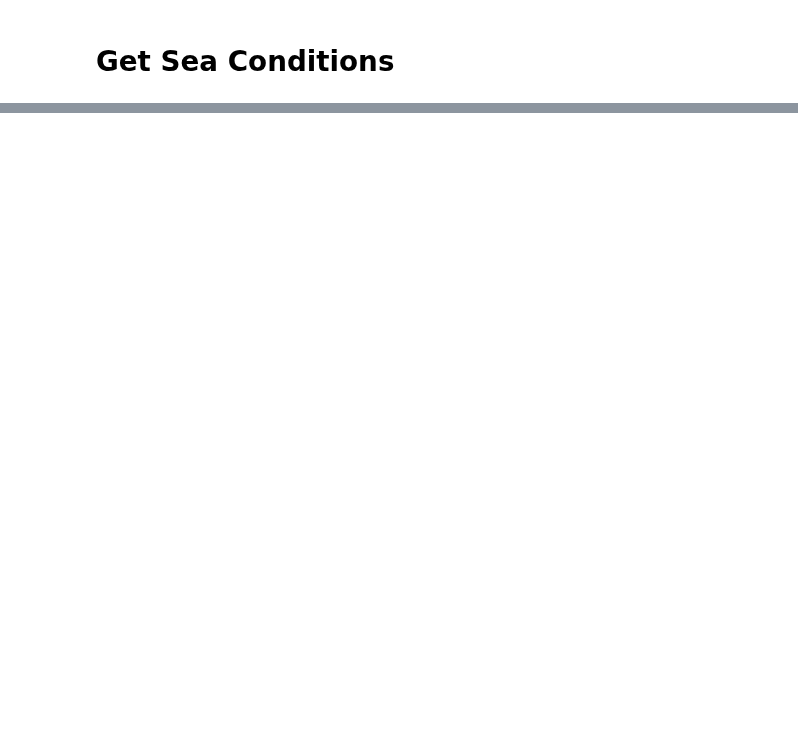
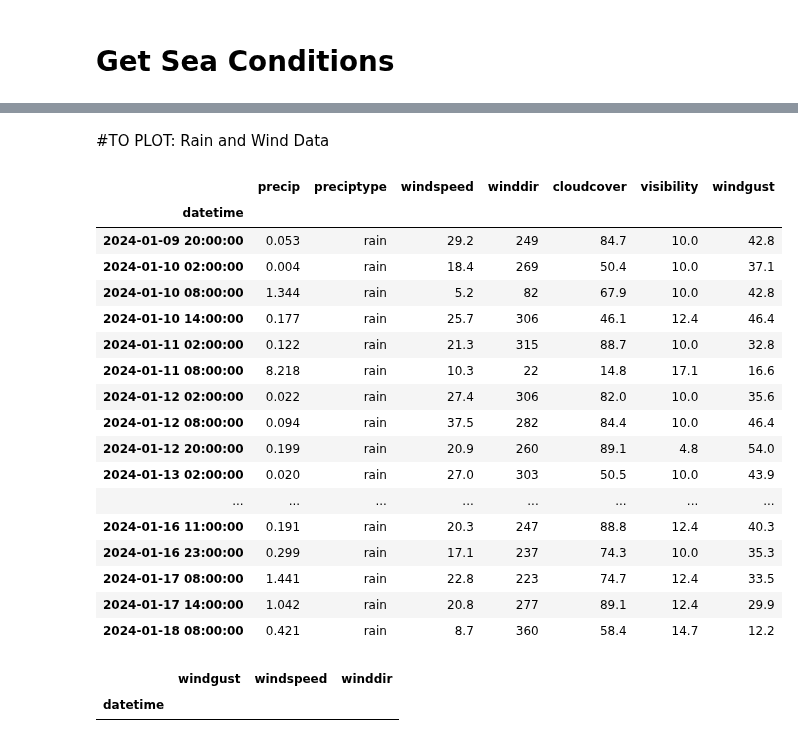
Before and after one commit to werowe/HypatiaAcademy, a Jupyter notebook: stats/paphos_daily_weather_csv.ipynb, the cells around one changed output, grey strips where cells are left out. Drawn from its saved outputs; the diff is of its cells as text; code cells hidden in the pictures; blank space fills up the shorter version.

```diff
--- a/stats/paphos_daily_weather_csv.ipynb
+++ b/stats/paphos_daily_weather_csv.ipynb
@@ -518,12 +506,34 @@ df.columns
+# %% [markdown]
+#TO PLOT: Rain and Wind Data
 # %%
-rain=df.loc[df['preciptype'].notna()]
+rain=now.loc[now['preciptype'].notna()]
 rain[['precip','preciptype','windspeed','winddir','cloudcover','visibility','windgust']]
+# %% [output]
+|  | precip | preciptype | windspeed | winddir | cloudcover | visibility | windgust |
+| datetime |  |  |  |  |  |  |  |
+| 2024-01-09 20:00:00 | 0.053 | rain | 29.2 | 249 | 84.7 | 10.0 | 42.8 |
+| 2024-01-10 02:00:00 | 0.004 | rain | 18.4 | 269 | 50.4 | 10.0 | 37.1 |
+| 2024-01-10 08:00:00 | 1.344 | rain | 5.2 | 82 | 67.9 | 10.0 | 42.8 |
+| 2024-01-10 14:00:00 | 0.177 | rain | 25.7 | 306 | 46.1 | 12.4 | 46.4 |
+| 2024-01-11 02:00:00 | 0.122 | rain | 21.3 | 315 | 88.7 | 10.0 | 32.8 |
+| 2024-01-11 08:00:00 | 8.218 | rain | 10.3 | 22 | 14.8 | 17.1 | 16.6 |
+| 2024-01-12 02:00:00 | 0.022 | rain | 27.4 | 306 | 82.0 | 10.0 | 35.6 |
+| 2024-01-12 08:00:00 | 0.094 | rain | 37.5 | 282 | 84.4 | 10.0 | 46.4 |
+| 2024-01-12 20:00:00 | 0.199 | rain | 20.9 | 260 | 89.1 | 4.8 | 54.0 |
+| 2024-01-13 02:00:00 | 0.020 | rain | 27.0 | 303 | 50.5 | 10.0 | 43.9 |
+| ... | ... | ... | ... | ... | ... | ... | ... |
+| 2024-01-16 11:00:00 | 0.191 | rain | 20.3 | 247 | 88.8 | 12.4 | 40.3 |
+| 2024-01-16 23:00:00 | 0.299 | rain | 17.1 | 237 | 74.3 | 10.0 | 35.3 |
+| 2024-01-17 08:00:00 | 1.441 | rain | 22.8 | 223 | 74.7 | 12.4 | 33.5 |
+| 2024-01-17 14:00:00 | 1.042 | rain | 20.8 | 277 | 89.1 | 12.4 | 29.9 |
+| 2024-01-18 08:00:00 | 0.421 | rain | 8.7 | 360 | 58.4 | 14.7 | 12.2 |
 # %%
 
 
 wind=rain.loc[pd.Timestamp.now() - pd.Timedelta(days=2):, ['windgust', 'windspeed', 'winddir']]
-
-wind
+# %% [output]
+|  | windgust | windspeed | winddir |
+| datetime |  |  |  |
 # %%
 import numpy as np
 import matplotlib.pyplot as plt
```
Also changed, not shown: parts of 22 cells of this notebook.
